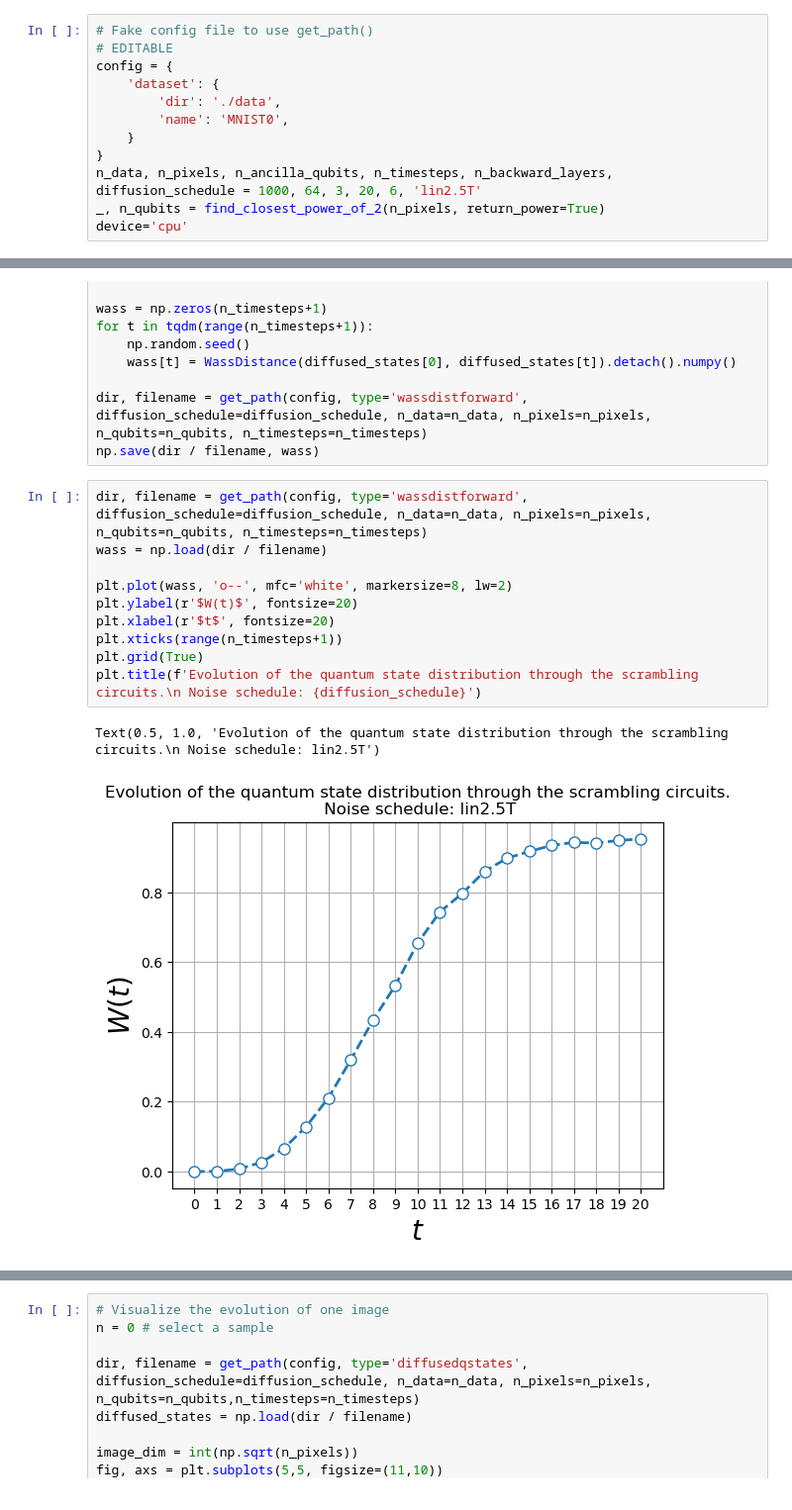
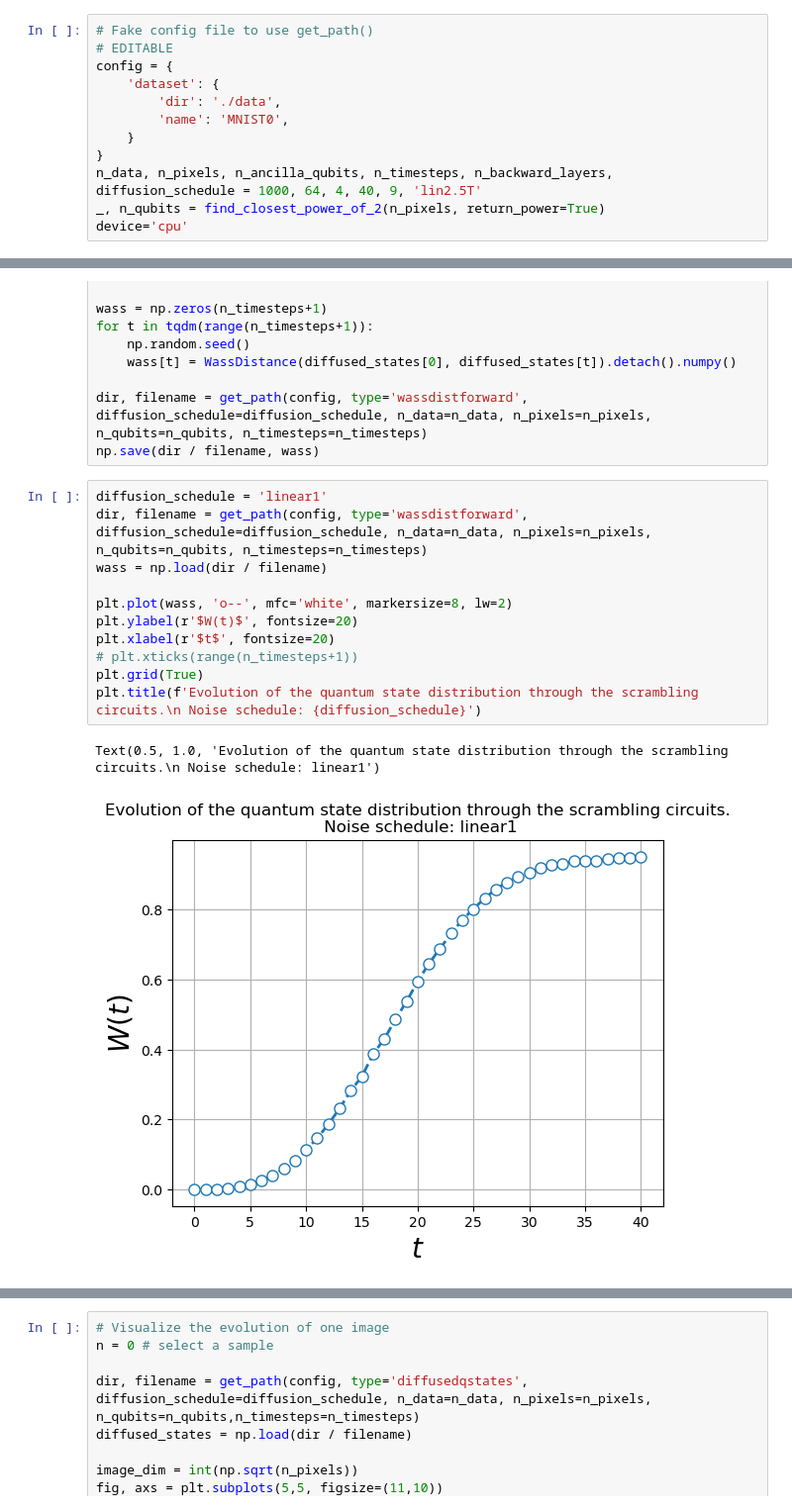
Before and after one commit to alapena/QuantGenMdl, a Jupyter notebook: visualize_noising.ipynb, the cells around one changed output, grey strips where cells are left out. Shown at 99% size. Drawn from its saved outputs; the diff is of its cells as text.

```diff
--- a/visualize_noising.ipynb
+++ b/visualize_noising.ipynb
@@ -28,7 +30,7 @@ config = {
         'name': 'MNIST0',
     }
 }
-n_data, n_pixels, n_ancilla_qubits, n_timesteps, n_backward_layers, diffusion_schedule = 1000, 64, 3, 20, 6, 'lin2.5T'
+n_data, n_pixels, n_ancilla_qubits, n_timesteps, n_backward_layers, diffusion_schedule = 1000, 64, 4, 40, 9, 'lin2.5T'
 _, n_qubits = find_closest_power_of_2(n_pixels, return_power=True)
 device='cpu'
 # %%
@@ -62,18 +64,19 @@ for t in tqdm(range(n_timesteps+1)):
 dir, filename = get_path(config, type='wassdistforward', diffusion_schedule=diffusion_schedule, n_data=n_data, n_pixels=n_pixels, n_qubits=n_qubits, n_timesteps=n_timesteps)
 np.save(dir / filename, wass)
 # %%
+diffusion_schedule = 'linear1'
 dir, filename = get_path(config, type='wassdistforward', diffusion_schedule=diffusion_schedule, n_data=n_data, n_pixels=n_pixels, n_qubits=n_qubits, n_timesteps=n_timesteps)
 wass = np.load(dir / filename)
 
 plt.plot(wass, 'o--', mfc='white', markersize=8, lw=2)
 plt.ylabel(r'$W(t)$', fontsize=20)
 plt.xlabel(r'$t$', fontsize=20)
-plt.xticks(range(n_timesteps+1))
+# plt.xticks(range(n_timesteps+1))
 plt.grid(True)
 plt.title(f'Evolution of the quantum state distribution through the scrambling circuits.\n Noise schedule: {diffusion_schedule}')
 # %% [output]
-Text(0.5, 1.0, 'Evolution of the quantum state distribution through the scrambling circuits.\n Noise schedule: lin2.5T')
+Text(0.5, 1.0, 'Evolution of the quantum state distribution through the scrambling circuits.\n Noise schedule: linear1')
-[figure, old version]
+[figure, new version]
 # %%
 # Compare schedules
 n_timesteps = 20
```
Also changed, not shown: parts of 3 cells of this notebook, 5 other files.
